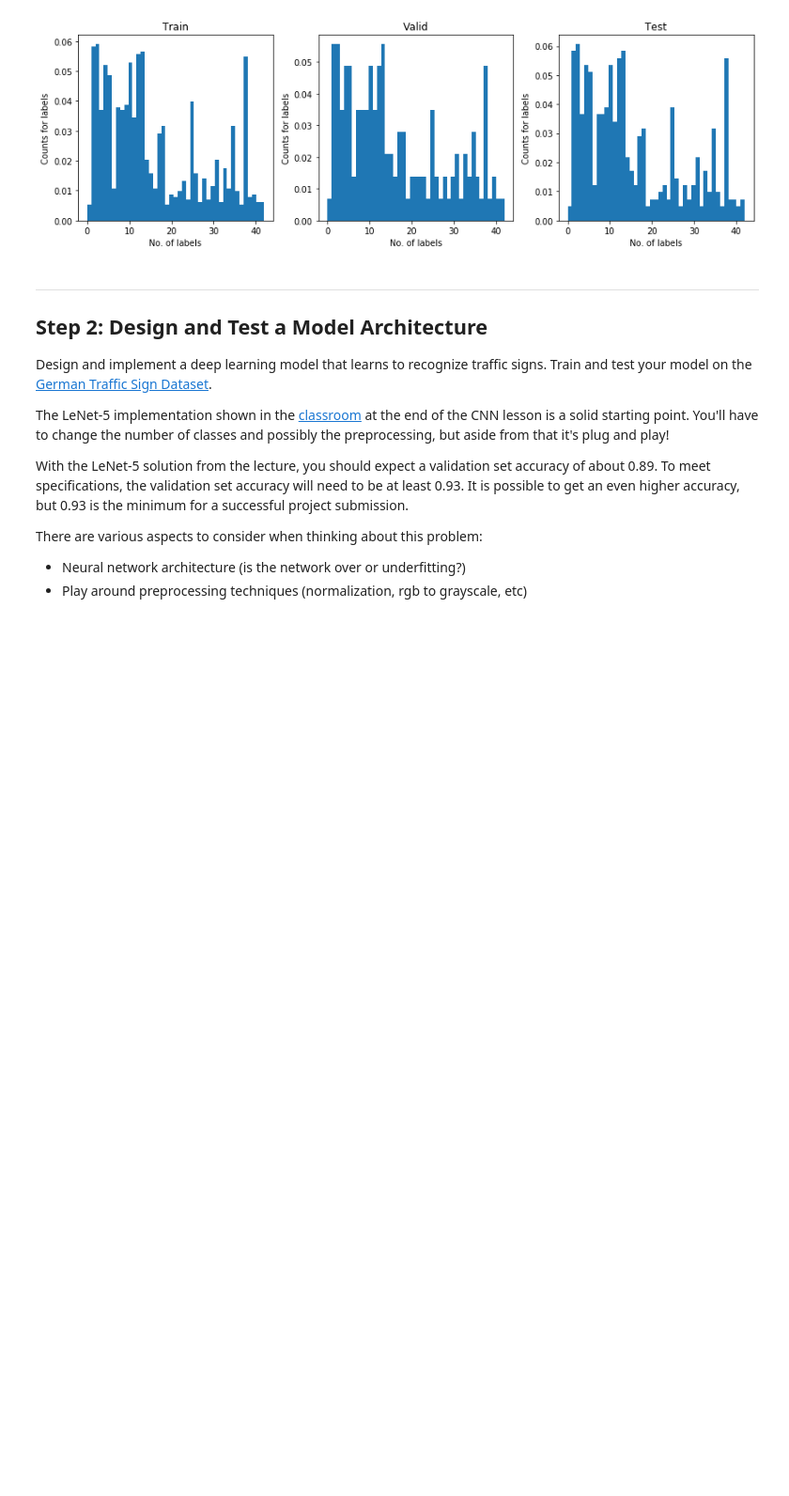
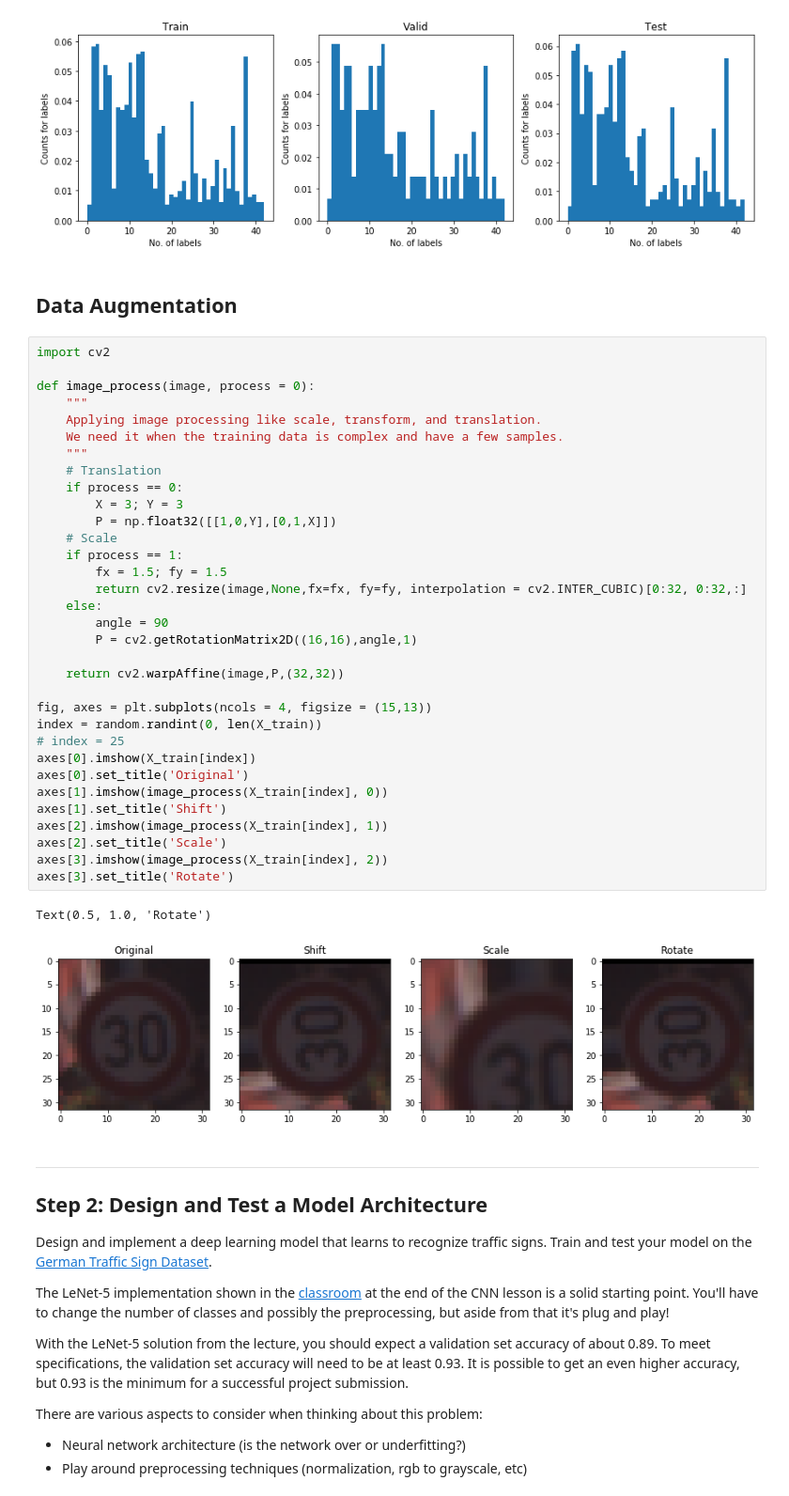
Before and after one commit to aliasaswad/CarND-Traffic-Sign-Classifier-P3, a Jupyter notebook: Traffic_Sign_Classifier.ipynb, the cells around one changed output. Shown: that part at 94% size. Cells and saved outputs as stored; diff of their text form; blank space fills up the shorter version.

Commit message:
image processing

```diff
--- a/Traffic_Sign_Classifier.ipynb
+++ b/Traffic_Sign_Classifier.ipynb
@@ -158,6 +158,44 @@ histogram([y_train, y_valid, y_test], ['Train', 'Valid', 'Test'], n_classes)
 The 'normed' kwarg was deprecated in Matplotlib 2.1 and will be removed in 3.1. Use 'density' instead.
   # This is added back by InteractiveShellApp.init_path()
 [figure]
+# %% [markdown]
+## Data Augmentation
+# %%
+import cv2
+
+def image_process(image, process = 0):
+    """
+    Applying image processing like scale, transform, and translation.
+    We need it when the training data is complex and have a few samples.
+    """
+    # Translation
+    if process == 0:
+        X = 3; Y = 3
+        P = np.float32([[1,0,Y],[0,1,X]])
+    # Scale
+    if process == 1:
+        fx = 1.5; fy = 1.5
+        return cv2.resize(image,None,fx=fx, fy=fy, interpolation = cv2.INTER_CUBIC)[0:32, 0:32,:]
+    else:
+        angle = 90
+        P = cv2.getRotationMatrix2D((16,16),angle,1)
+
+    return cv2.warpAffine(image,P,(32,32))
+
+fig, axes = plt.subplots(ncols = 4, figsize = (15,13))
+index = random.randint(0, len(X_train))
+# index = 25
+axes[0].imshow(X_train[index])
+axes[0].set_title('Original')
+axes[1].imshow(image_process(X_train[index], 0))
+axes[1].set_title('Shift')
+axes[2].imshow(image_process(X_train[index], 1))
+axes[2].set_title('Scale')
+axes[3].imshow(image_process(X_train[index], 2))
+axes[3].set_title('Rotate')
+# %% [output]
+Text(0.5, 1.0, 'Rotate')
+[figure, added]
 # %% [markdown]
 ----
 
```
Also changed, not shown: parts of 2 cells of this notebook.
